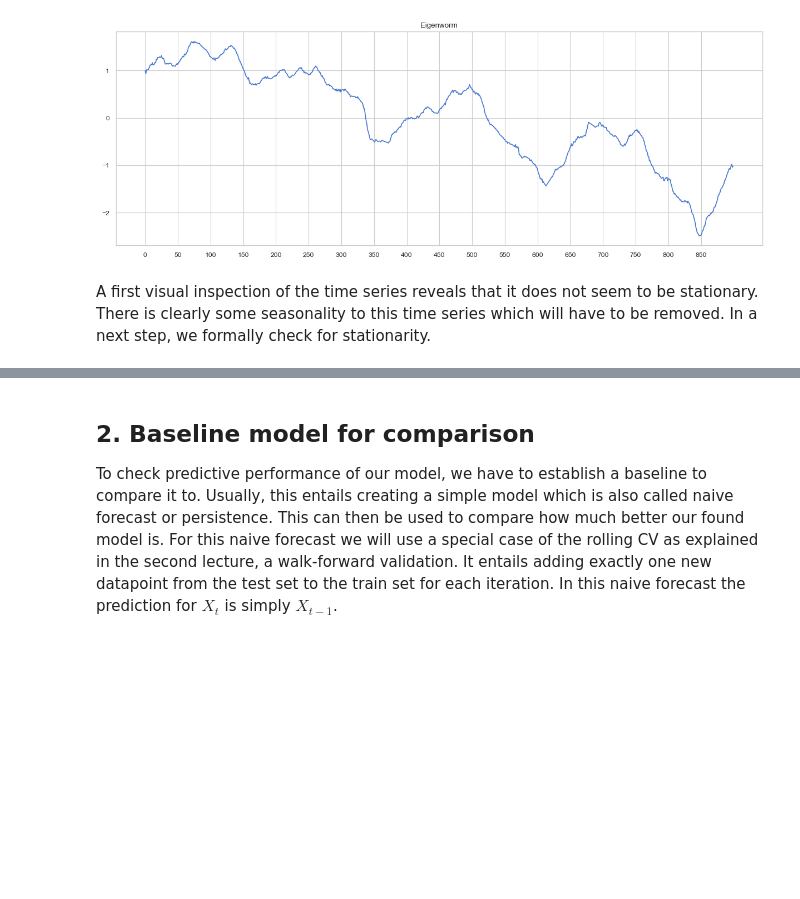
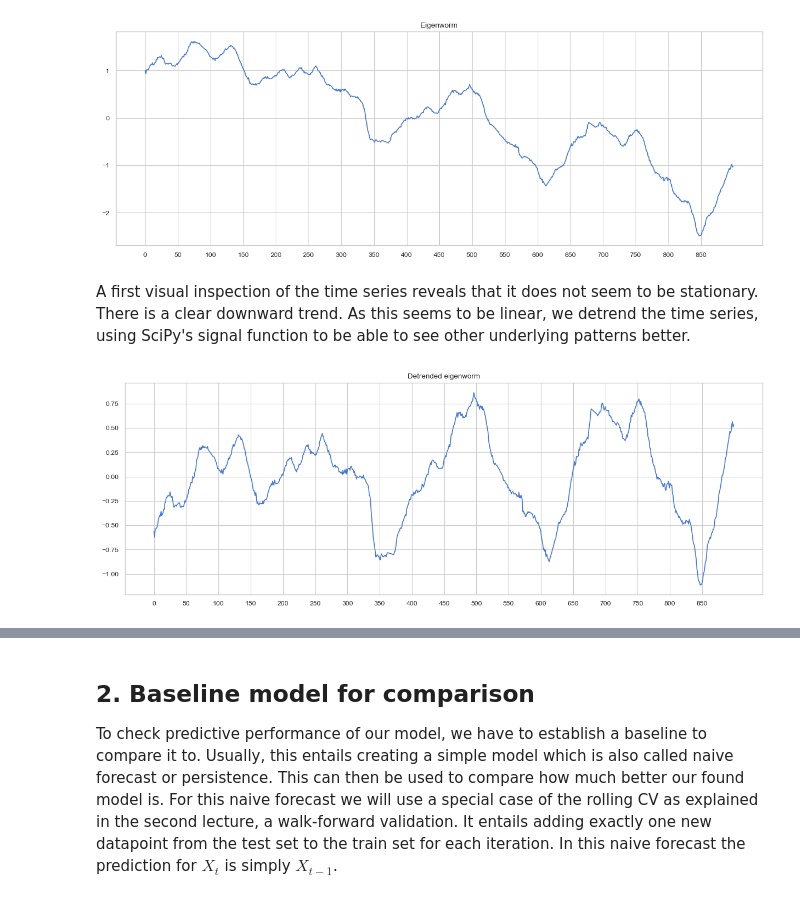
Before and after one commit to eduardotanqueiro/Project2-AAA, a Jupyter notebook: src/AAA2324_P2_62515_62928.ipynb, the cells around one changed output, grey strips where cells are left out. Saved outputs shown, nothing was run; the diff lists cells and outputs as text; code cells hidden in the pictures; blank space fills up the shorter version.

```diff
--- a/src/AAA2324_P2_62515_62928.ipynb
+++ b/src/AAA2324_P2_62515_62928.ipynb
@@ -530,7 +530,7 @@ We will follow a number of steps:
 5. Test different specifications of an ARIMA model
 # %%
 # choose one eigenworm (time series) with index 5 (need to use 4 to get the 5th time series)
-eigenworm = X_train.iloc[4,:]
+X = X_train.iloc[4,:]
 # %% [markdown]
 ### 1. Visual inspection
 # %%
@@ -544,4 +544,16 @@ plt.show()
 [figure]
 # %% [markdown]
 A first visual inspection of the time series reveals that it does not seem to be stationary.
-There is clearly some seasonality to this time series which will have to be removed. In a next step, we formally check for stationarity.
+There is a clear downward trend. As this seems to be linear, we detrend the time series, using SciPy's signal function to be able to see other underlying patterns better.
+# %%
+# detrend time series
+X_detrended = signal.detrend(X)
+
+# plot detrended time series
+plt.figure(figsize=(15,5))
+plt.plot(range(0, 900), X_detrended)
+plt.xticks(range(0, 900, 50))
+plt.title("Detrended eigenworm")
+plt.show()
+# %% [output]
+[figure, added]
```
Also changed, not shown: parts of 6 cells of this notebook.
